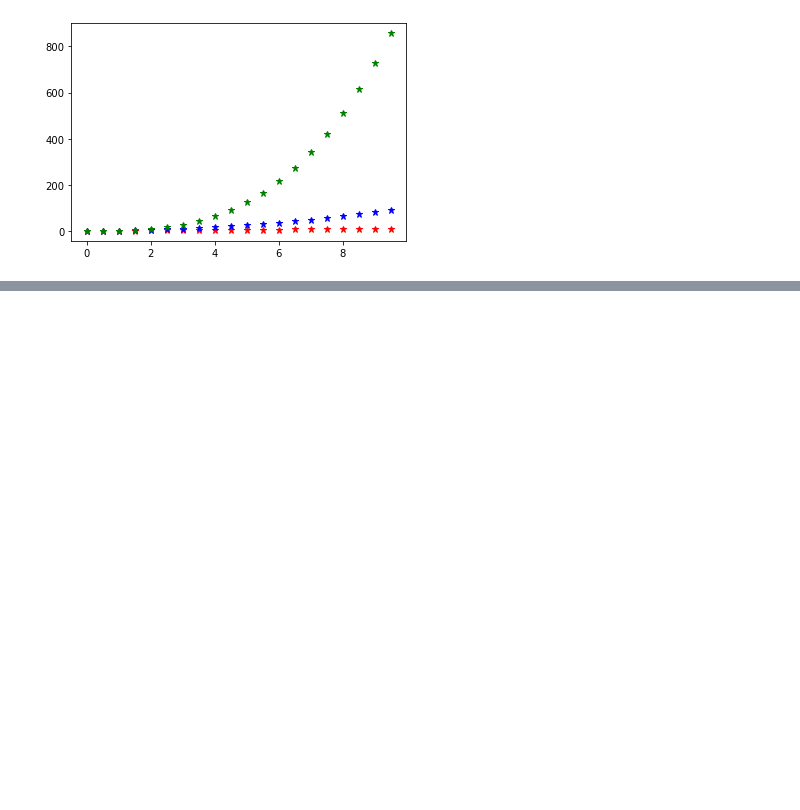
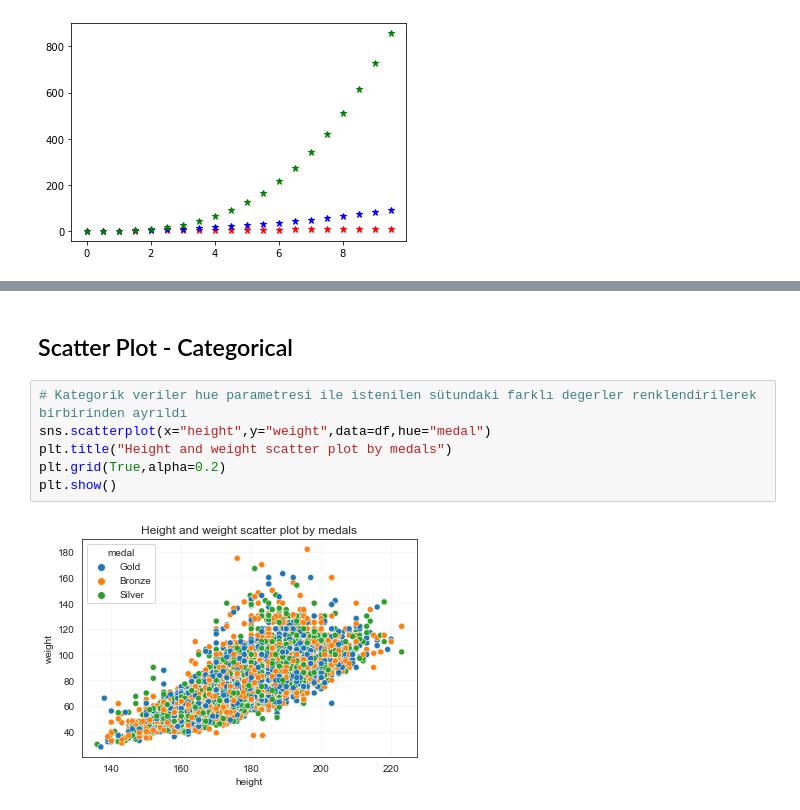
Before and after one commit to anildursunipek/Data-science-and-ML-notebook, a Jupyter notebook: Bootcamp/data_visualization.ipynb, the cells around one changed output, grey strips where cells are left out. Cells and saved outputs as stored; diff of their text form; blank space fills up the shorter version.

```diff
--- a/Bootcamp/data_visualization.ipynb
+++ b/Bootcamp/data_visualization.ipynb
@@ -104,0 +165,10 @@ plt.show()
+# %% [markdown]
+## Scatter Plot - Categorical
+# %%
+# Kategorik veriler hue parametresi ile istenilen sütundaki farklı degerler renklendirilerek birbirinden ayrıldı
+sns.scatterplot(x="height",y="weight",data=df,hue="medal")
+plt.title("Height and weight scatter plot by medals")
+plt.grid(True,alpha=0.2)
+plt.show()
+# %% [output]
+[figure, added]
```
Also changed, not shown: parts of 31 cells of this notebook.
